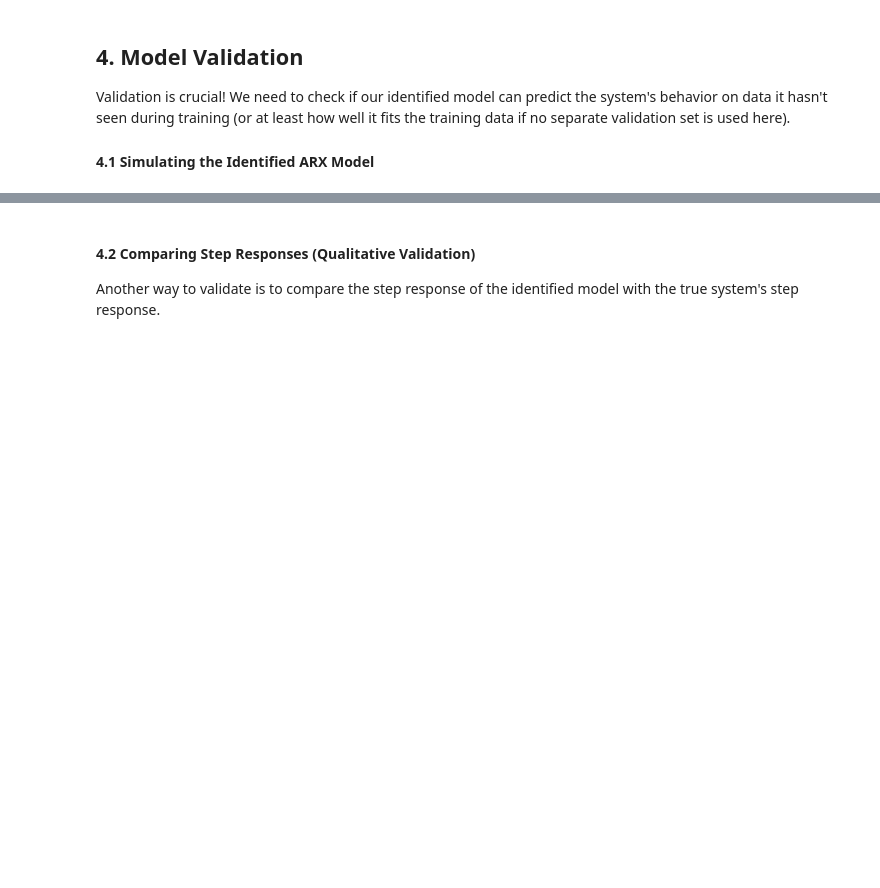
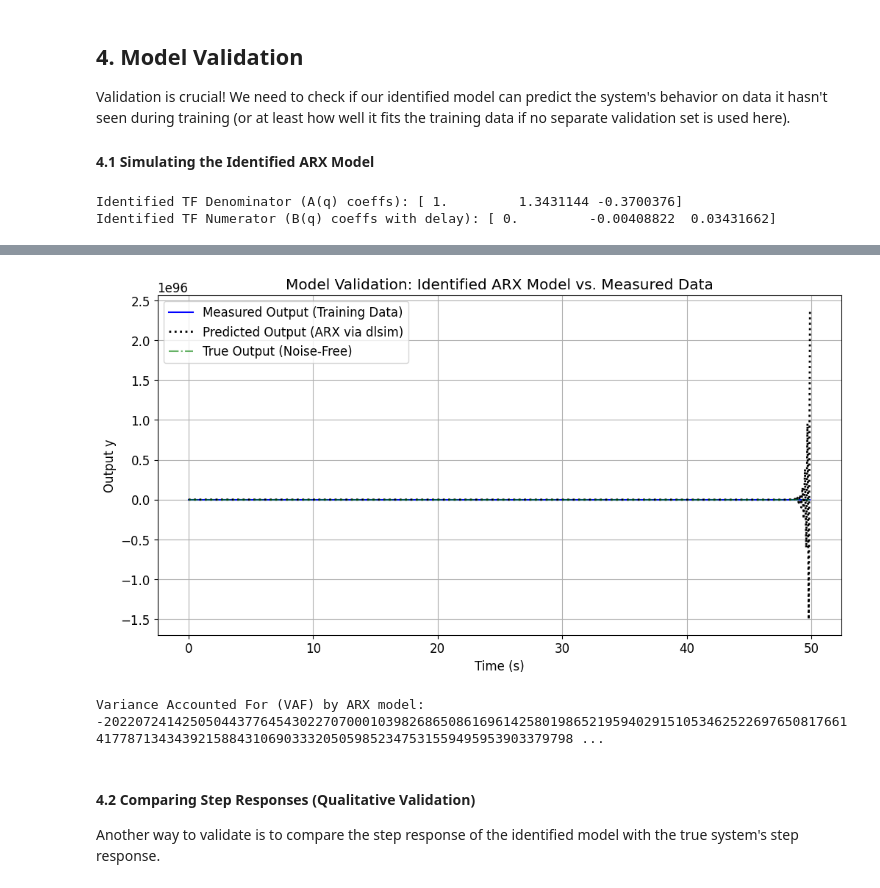
Before and after one commit to TUstudents/Model_predictive_control, a Jupyter notebook: Interactive_MPC/02.1_System_identification.ipynb, the cells around one changed output, grey strips where cells are left out. Drawn from its saved outputs; the diff is of its cells as text; code cells hidden in the pictures; blank space fills up the shorter version.

```diff
--- a/Interactive_MPC/02.1_System_identification.ipynb
+++ b/Interactive_MPC/02.1_System_identification.ipynb
@@ -185,7 +204,7 @@ for k in range(N_id_points):
         if k - nk - i >= 0:
             current_y_pred += b_hat_params[i] * u_id[k - nk - i]
 
-    y_pred_arx[k] = current_y_pred.item() # .item() if it's a 1x1 array
+    y_pred_arx[k] = current_y_pred # .item() if it's a 1x1 array
 
 # A better way to simulate ARX from identified parameters is often using scipy.signal.dlsim
 # if we convert ARX to transfer function (num_b, den_a) then to state-space.
@@ -239,3 +258,6 @@ except Exception as e:
     plt.legend()
     plt.grid(True)
     plt.show()
+# %% [output]
+Identified TF Denominator (A(q) coeffs): [ 1.         1.3431144 -0.3700376]
+Identified TF Numerator (B(q) coeffs with delay): [ 0.         -0.00408822  0.03431662]
@@ -242,3 +266,5 @@ except Exception as e:
+[figure, added]
+Variance Accounted For (VAF) by ARX model: -202207241425050443776454302270700010398268650861696142580198652195940291510534625226976508176614177871343439215884310690333205059852347531559495953903379798 ...
 # %% [markdown]
 #### 4.2 Comparing Step Responses (Qualitative Validation)
 
```
Also changed, not shown: parts of 5 cells of this notebook, 20 other files.
